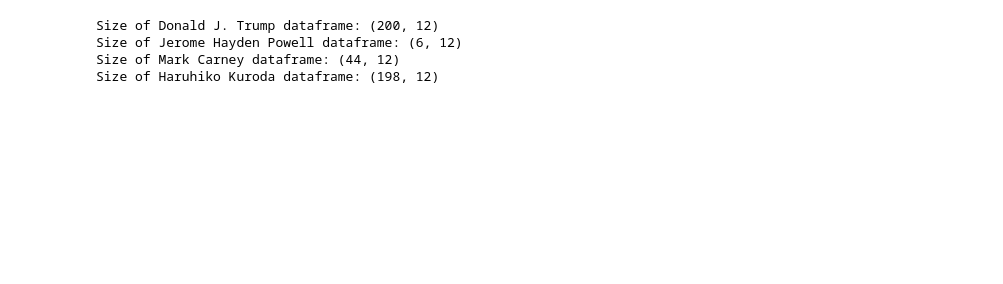
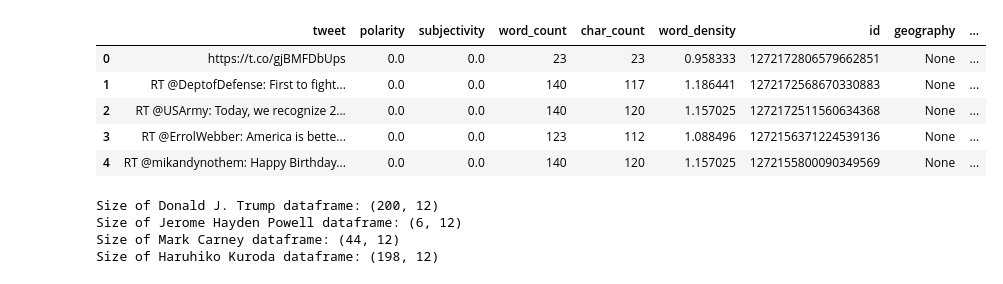
Before and after one commit to penguinwang96825/Twitter-Miner, a Jupyter notebook: Crawler.ipynb, the cells around one changed output. Saved outputs shown, nothing was run; the diff lists cells and outputs as text; code cells hidden in the pictures; blank space fills up the shorter version.

```diff
--- a/Crawler.ipynb
+++ b/Crawler.ipynb
@@ -258,3 +292,12 @@ if __name__ == "__main__":
+# %%
+df_DT.head()
+# %% [output]
+|  | tweet | polarity | subjectivity | word_count | char_count | word_density | id | geography | ... |
+| 0 | https://t.co/gjBMFDbUps | 0.0 | 0.0 | 23 | 23 | 0.958333 | 1272172806579662851 | None | ... |
+| 1 | RT @DeptofDefense: First to fight... | 0.0 | 0.0 | 140 | 117 | 1.186441 | 1272172568670330883 | None | ... |
+| 2 | RT @USArmy: Today, we recognize 2... | 0.0 | 0.0 | 140 | 120 | 1.157025 | 1272172511560634368 | None | ... |
+| 3 | RT @ErrolWebber: America is bette... | 0.0 | 0.0 | 123 | 112 | 1.088496 | 1272156371224539136 | None | ... |
+| 4 | RT @mikandynothem: Happy Birthday... | 0.0 | 0.0 | 140 | 120 | 1.157025 | 1272155800090349569 | None | ... |
 # %%
 print("Size of Donald J. Trump dataframe: {}".format(df_DT.shape))
 print("Size of Jerome Hayden Powell dataframe: {}".format(df_US.shape))
```
Also changed, not shown: parts of 7 cells of this notebook, 1 other file.
